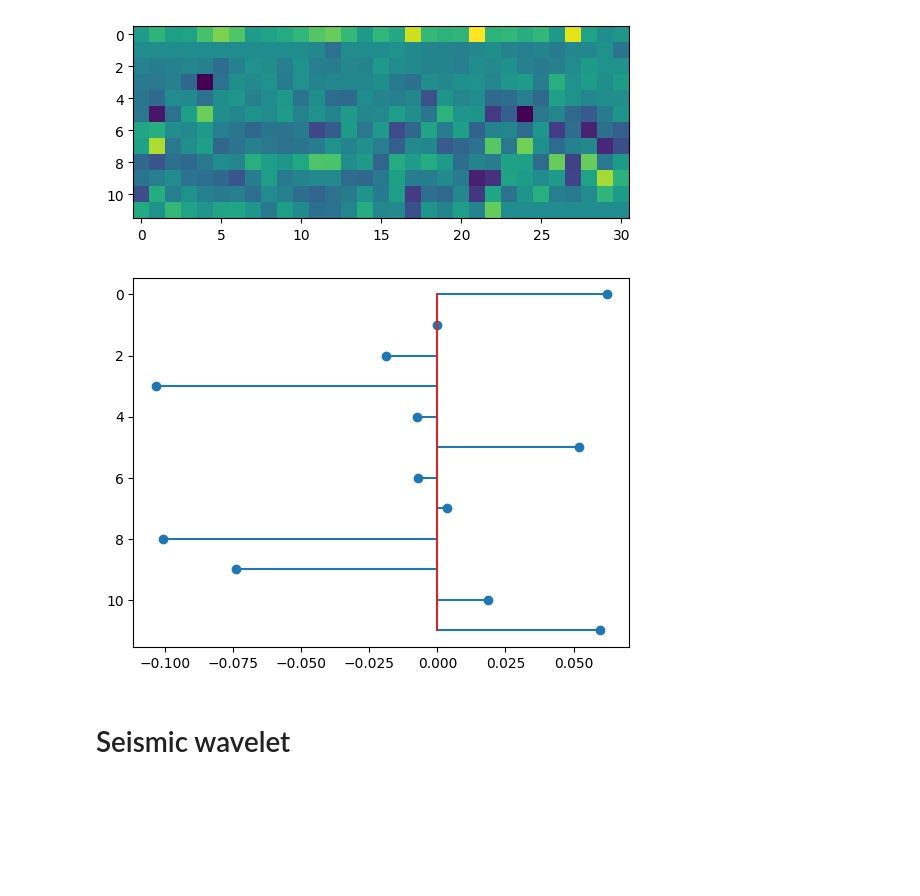
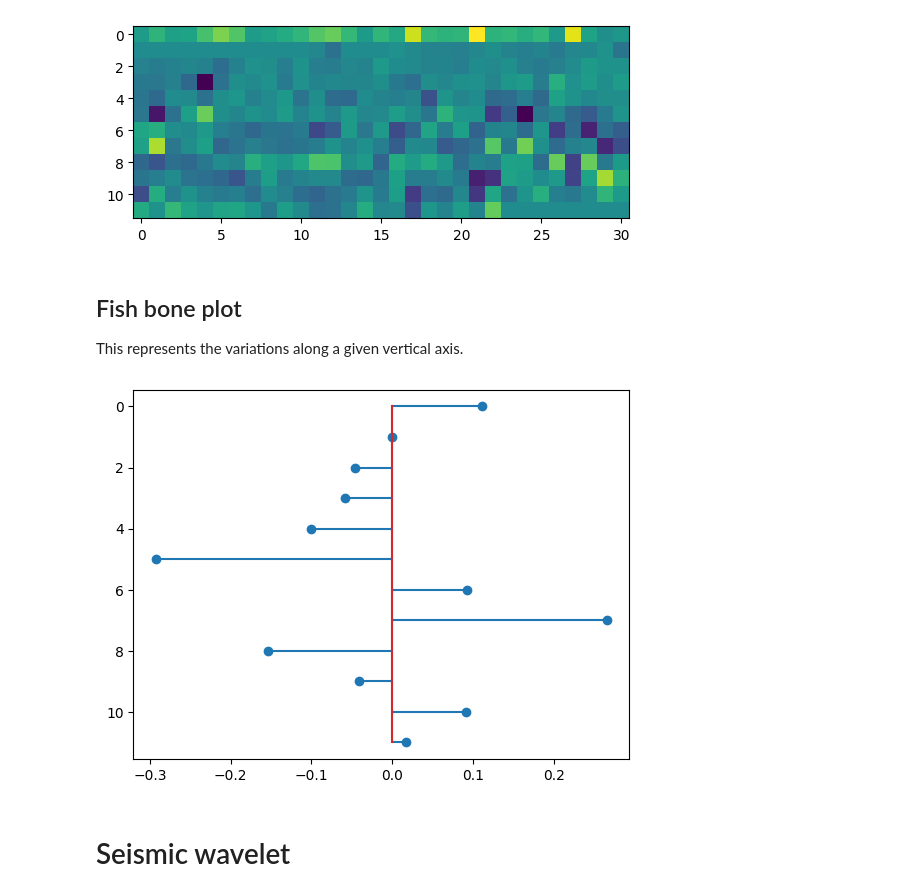
Before and after one commit to Dunckleosteus/seismic, a Jupyter notebook: seismic.ipynb, the cells around one changed output. Cells and saved outputs as stored; diff of their text form; code cells hidden in the pictures; blank space fills up the shorter version.

```diff
--- a/seismic.ipynb
+++ b/seismic.ipynb
@@ -112,11 +112,14 @@ plt.imshow(reflection_coeff)
 # %% [output]
 <matplotlib.image.AxesImage at 0x...>
 [figure]
+# %% [markdown]
+## Fish bone plot
+This represents the variations along a given vertical axis.
 # %%
-plt.stem(reflection_coeff[:, 3], orientation='horizontal')
+plt.stem(reflection_coeff[:, 1], orientation='horizontal')
 plt.gca().invert_yaxis()
 # %% [output]
-[figure, old version]
+[figure, new version]
 # %% [markdown]
 # Seismic wavelet
 # %%
```
